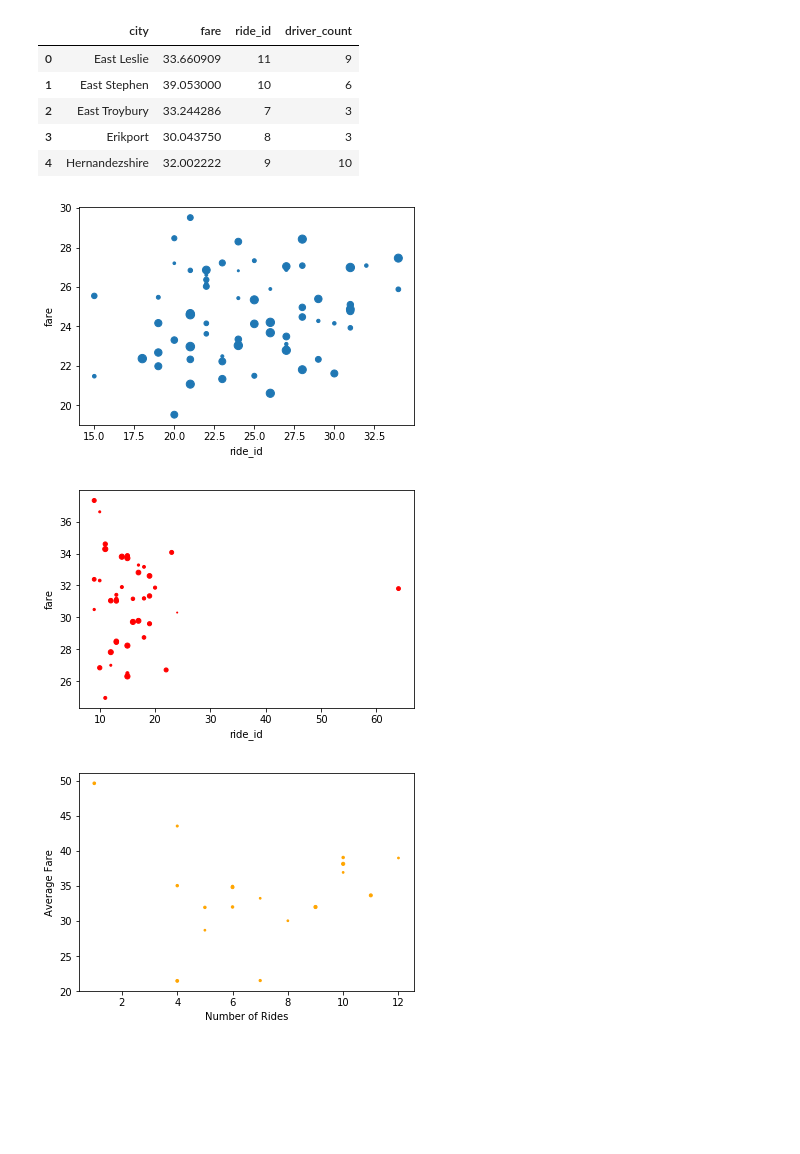
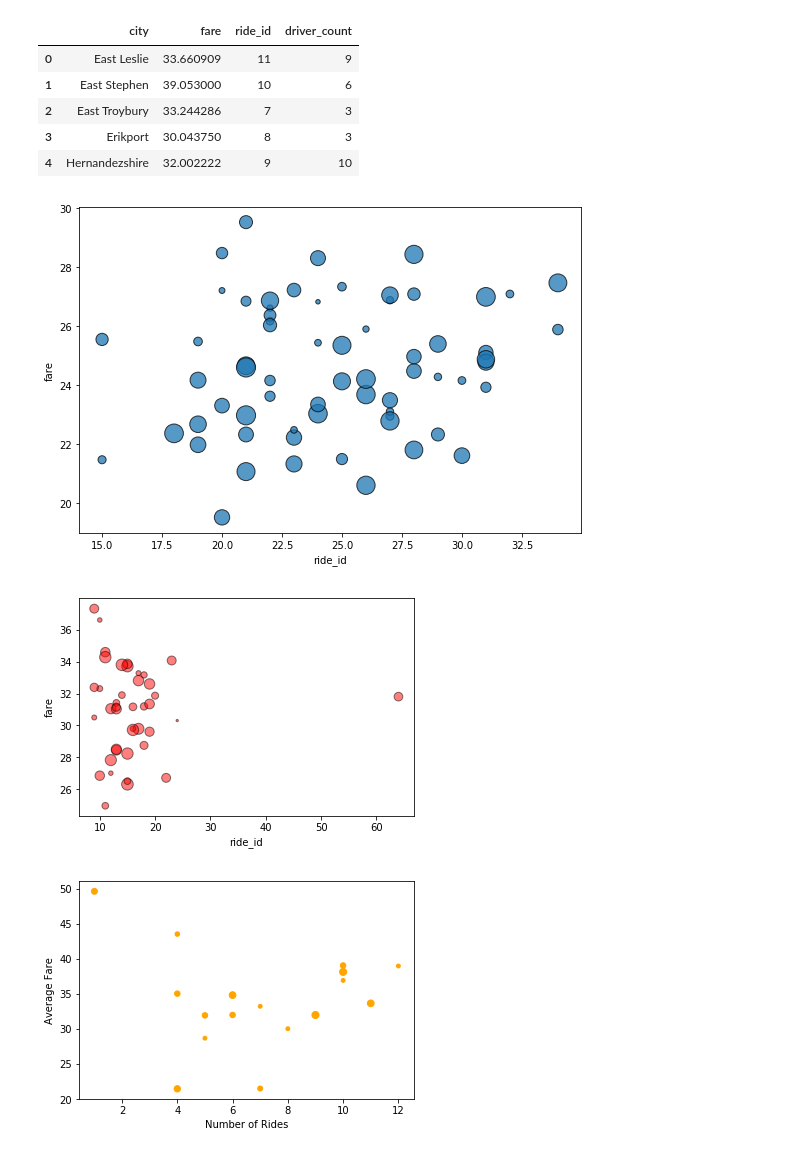
Before and after one commit to tullyvelte/RideSharingDataPlots, a Jupyter notebook: PyberPlots2.ipynb, the cells around one changed output. Saved outputs shown, nothing was run; the diff lists cells and outputs as text; code cells hidden in the pictures; blank space fills up the shorter version.

```diff
--- a/PyberPlots2.ipynb
+++ b/PyberPlots2.ipynb
@@ -146,20 +153,20 @@ rural_merge2.head()
 | 4 | Hernandezshire | 32.002222 | 9 | 10 |
 # %%
 s=(urban_merge2['driver_count'])
-urban_merge2.plot(kind="scatter", x="ride_id", y="fare", s=s)
+urban_merge2.plot(kind="scatter", x="ride_id", y="fare", s=s*5, Edgecolor="Black", alpha=".75", figsize=(9,6))
 
 s=(suburban_merge2['driver_count'])
-suburban_merge2.plot(kind="scatter", x="ride_id", y="fare", s=s, Facecolors="red")
+suburban_merge2.plot(kind="scatter", x="ride_id", y="fare", s=s*5, Facecolors="red", Edgecolor="Black", alpha=".5")
 
 s=(rural_merge2['driver_count'])
-rural_merge2.plot(kind="scatter", x="ride_id", y="fare", s=s, Facecolors="orange")
+rural_merge2.plot(kind="scatter", x="ride_id", y="fare", s=s*5, Facecolors="orange")
 
 plt.xlabel('Number of Rides')
 plt.ylabel('Average Fare')
 plt.show()
 
 #grid=True, figsize=(10, 5)
 # %% [output]
-[figure, old version]
+[figure, new version]
-[figure, old version]
+[figure, new version]
 [figure]
```
Also changed, not shown: parts of 2 cells of this notebook.
